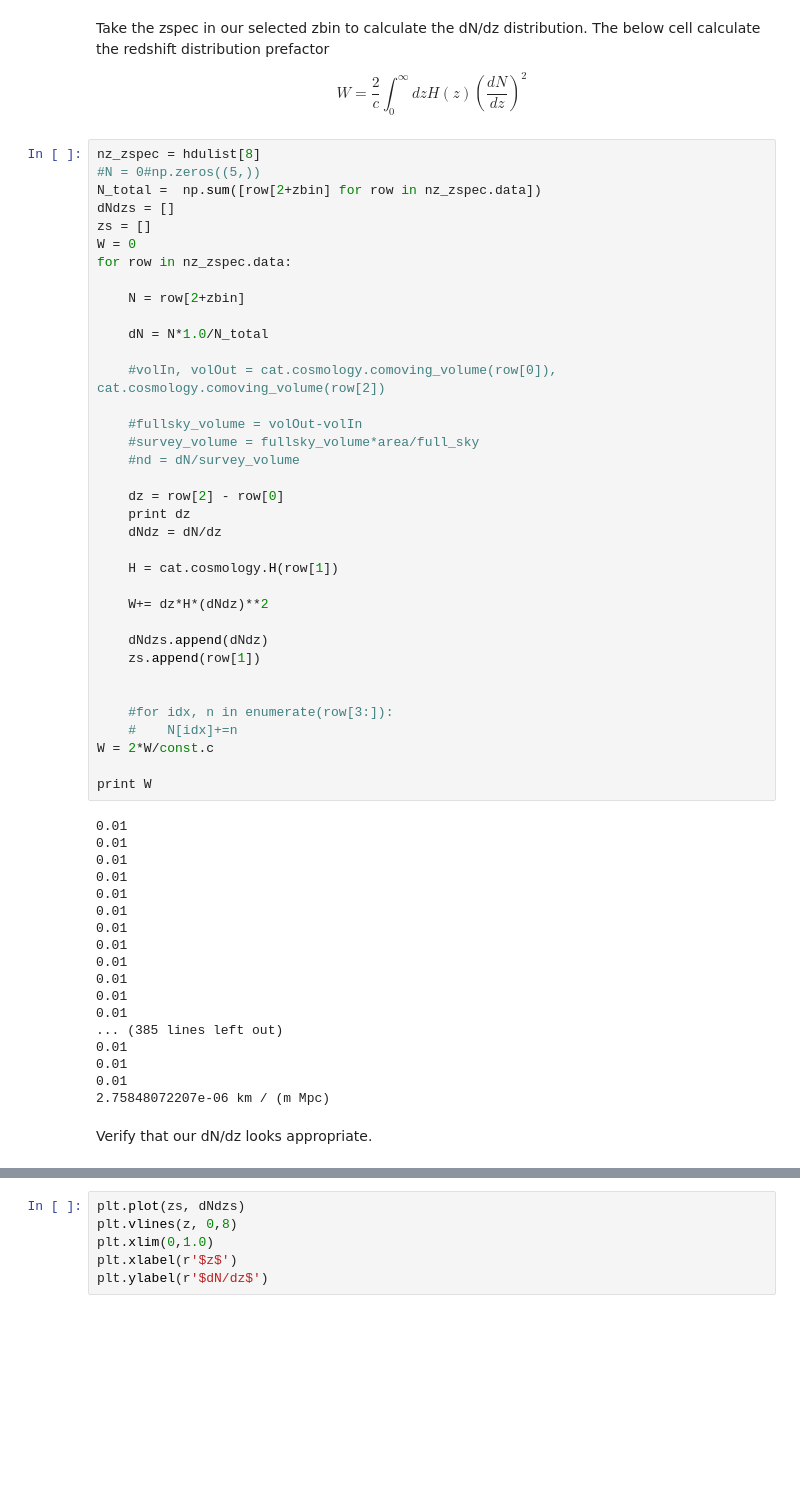
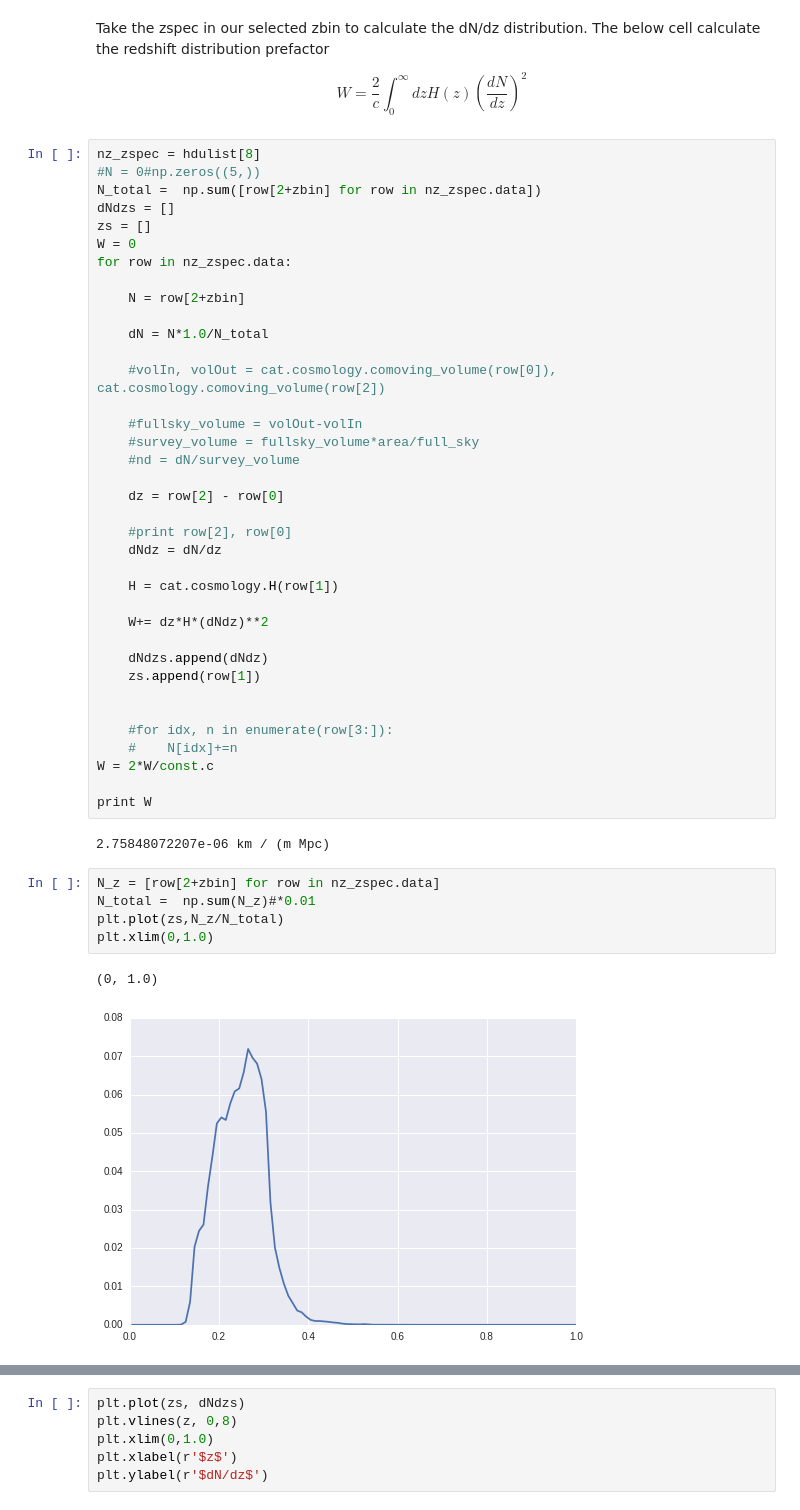
Before and after one commit to mclaughlin6464/pearce, a Jupyter notebook: notebooks/wt Integral calculation.ipynb, the cells around one changed output, grey strips where cells are left out. Cells and saved outputs as stored; diff of their text form; blank space fills up the shorter version.

```diff
--- a/notebooks/wt Integral calculation.ipynb
+++ b/notebooks/wt Integral calculation.ipynb
@@ -107,7 +87,8 @@ for row in nz_zspec.data:
     #nd = dN/survey_volume
 
     dz = row[2] - row[0]
-    print dz
+
+    #print row[2], row[0]
     dNdz = dN/dz
 
     H = cat.cosmology.H(row[1])
@@ -124,22 +105,12 @@ W = 2*W/const.c
 
 print W
 # %% [output]
-0.01
-0.01
-0.01
-0.01
-0.01
-0.01
-0.01
-0.01
-0.01
-0.01
-0.01
-0.01
-... (385 lines left out)
-0.01
-0.01
-0.01
 2.75848072207e-06 km / (m Mpc)
-# %% [markdown]
-Verify that our dN/dz looks appropriate.
+# %%
+N_z = [row[2+zbin] for row in nz_zspec.data]
+N_total =  np.sum(N_z)#*0.01
+plt.plot(zs,N_z/N_total)
+plt.xlim(0,1.0)
+# %% [output]
+(0, 1.0)
+[figure, added]
```
Also changed, not shown: parts of 56 cells of this notebook, 2 other files.
